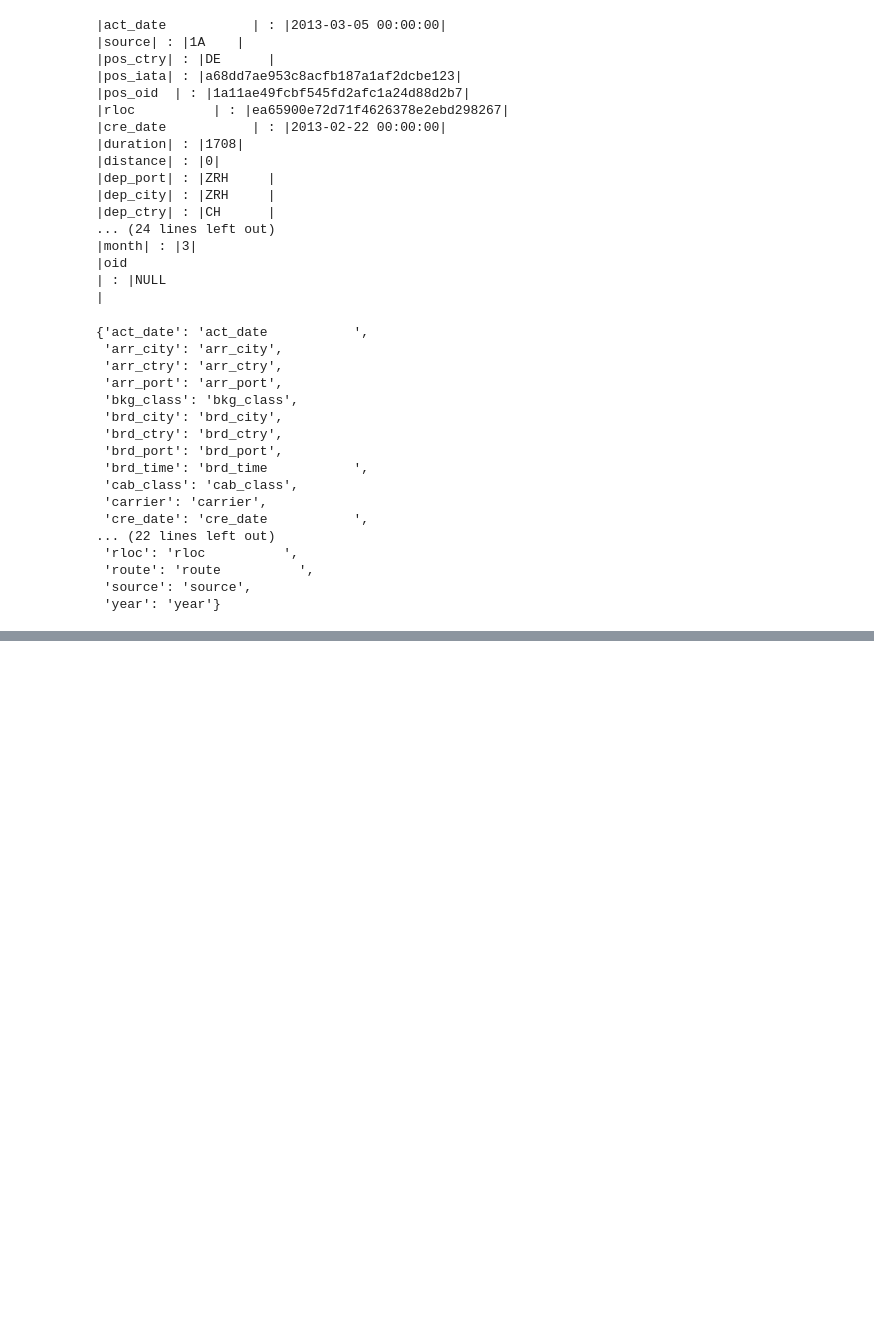
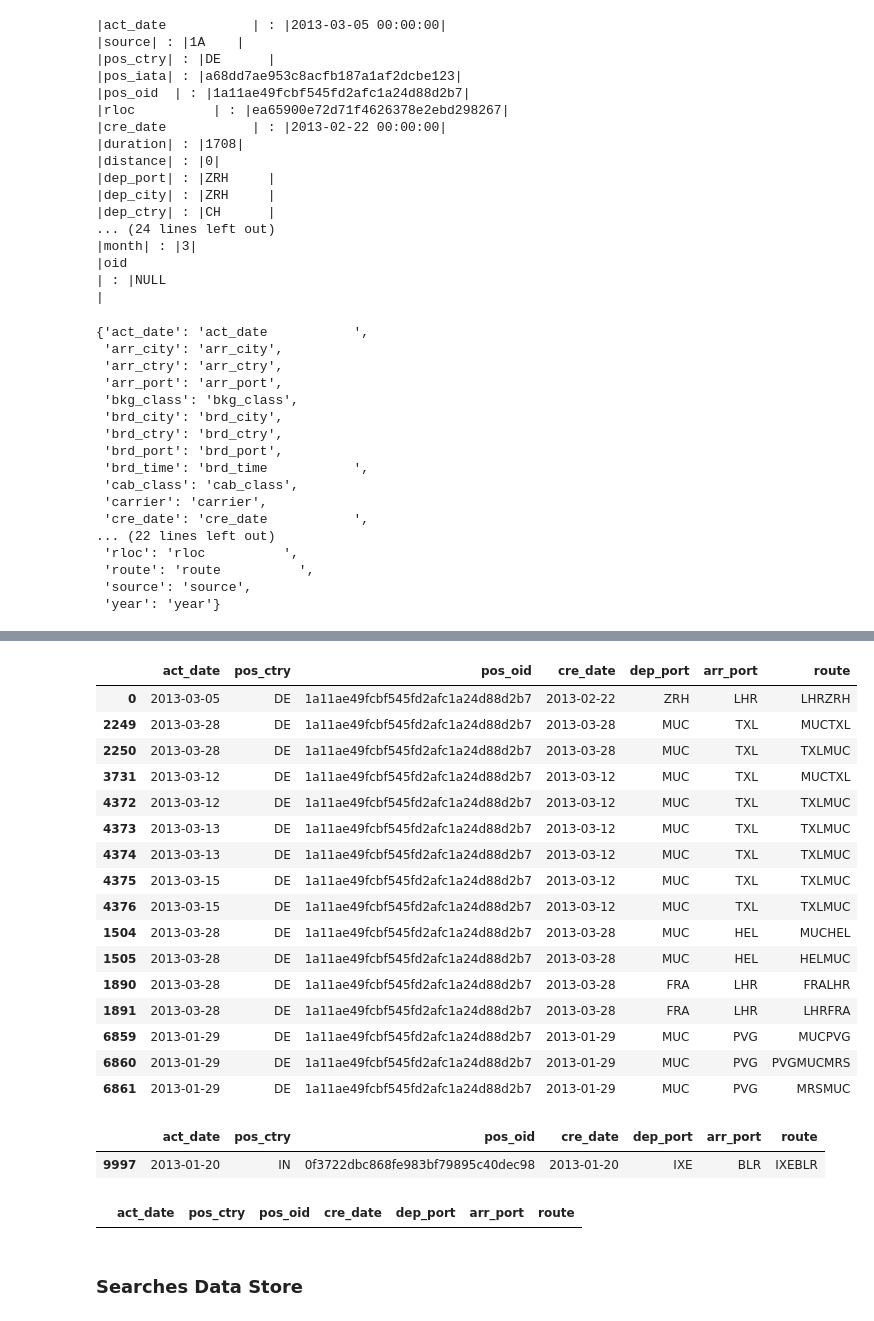
Before and after one commit to leomrocha/data-analysis-exercises, a Jupyter notebook: Extra - Data Merging.ipynb, the cells around one changed output, grey strips where cells are left out. Saved outputs shown, nothing was run; the diff lists cells and outputs as text; code cells hidden in the pictures; blank space fills up the shorter version.

```diff
--- a/Extra - Data Merging.ipynb
+++ b/Extra - Data Merging.ipynb
@@ -108,0 +160,44 @@ for chunk in bks_reader:
+# %%
+pd.read_hdf('store.h5', 'bookings',
+            where = ['pos_oid="1a11ae49fcbf545fd2afc1a24d88d2b7"',
+                     ]
+            )
+# %% [output]
+|  | act_date | pos_ctry | pos_oid | cre_date | dep_port | arr_port | route |
+| 0 | 2013-03-05 | DE | 1a11ae49fcbf545fd2afc1a24d88d2b7 | 2013-02-22 | ZRH | LHR | LHRZRH |
+| 2249 | 2013-03-28 | DE | 1a11ae49fcbf545fd2afc1a24d88d2b7 | 2013-03-28 | MUC | TXL | MUCTXL |
+| 2250 | 2013-03-28 | DE | 1a11ae49fcbf545fd2afc1a24d88d2b7 | 2013-03-28 | MUC | TXL | TXLMUC |
+| 3731 | 2013-03-12 | DE | 1a11ae49fcbf545fd2afc1a24d88d2b7 | 2013-03-12 | MUC | TXL | MUCTXL |
+| 4372 | 2013-03-12 | DE | 1a11ae49fcbf545fd2afc1a24d88d2b7 | 2013-03-12 | MUC | TXL | TXLMUC |
+| 4373 | 2013-03-13 | DE | 1a11ae49fcbf545fd2afc1a24d88d2b7 | 2013-03-12 | MUC | TXL | TXLMUC |
+| 4374 | 2013-03-13 | DE | 1a11ae49fcbf545fd2afc1a24d88d2b7 | 2013-03-12 | MUC | TXL | TXLMUC |
+| 4375 | 2013-03-15 | DE | 1a11ae49fcbf545fd2afc1a24d88d2b7 | 2013-03-12 | MUC | TXL | TXLMUC |
+| 4376 | 2013-03-15 | DE | 1a11ae49fcbf545fd2afc1a24d88d2b7 | 2013-03-12 | MUC | TXL | TXLMUC |
+| 1504 | 2013-03-28 | DE | 1a11ae49fcbf545fd2afc1a24d88d2b7 | 2013-03-28 | MUC | HEL | MUCHEL |
+| 1505 | 2013-03-28 | DE | 1a11ae49fcbf545fd2afc1a24d88d2b7 | 2013-03-28 | MUC | HEL | HELMUC |
+| 1890 | 2013-03-28 | DE | 1a11ae49fcbf545fd2afc1a24d88d2b7 | 2013-03-28 | FRA | LHR | FRALHR |
+| 1891 | 2013-03-28 | DE | 1a11ae49fcbf545fd2afc1a24d88d2b7 | 2013-03-28 | FRA | LHR | LHRFRA |
+| 6859 | 2013-01-29 | DE | 1a11ae49fcbf545fd2afc1a24d88d2b7 | 2013-01-29 | MUC | PVG | MUCPVG |
+| 6860 | 2013-01-29 | DE | 1a11ae49fcbf545fd2afc1a24d88d2b7 | 2013-01-29 | MUC | PVG | PVGMUCMRS |
+| 6861 | 2013-01-29 | DE | 1a11ae49fcbf545fd2afc1a24d88d2b7 | 2013-01-29 | MUC | PVG | MRSMUC |
+# %%
+pd.read_hdf('store.h5', 'bookings',
+            where = ['pos_ctry=IN',
+                     'dep_port=IXE',
+                     'arr_port=BLR'
+                     ]
+            )
+# %% [output]
+|  | act_date | pos_ctry | pos_oid | cre_date | dep_port | arr_port | route |
+| 9997 | 2013-01-20 | IN | 0f3722dbc868fe983bf79895c40dec98 | 2013-01-20 | IXE | BLR | IXEBLR |
+# %%
+pd.read_hdf('store.h5', 'bookings',
+            where = ['pos_ctry'+'='+ctry,
+                     'dep_port'+'='+orig,
+                     'arr_port'+'='+dest
+                     ]
+            )
+# %% [output]
+|  | act_date | pos_ctry | pos_oid | cre_date | dep_port | arr_port | route |
+# %% [markdown]
+### Searches Data Store
```
Also changed, not shown: parts of 20 cells of this notebook.
